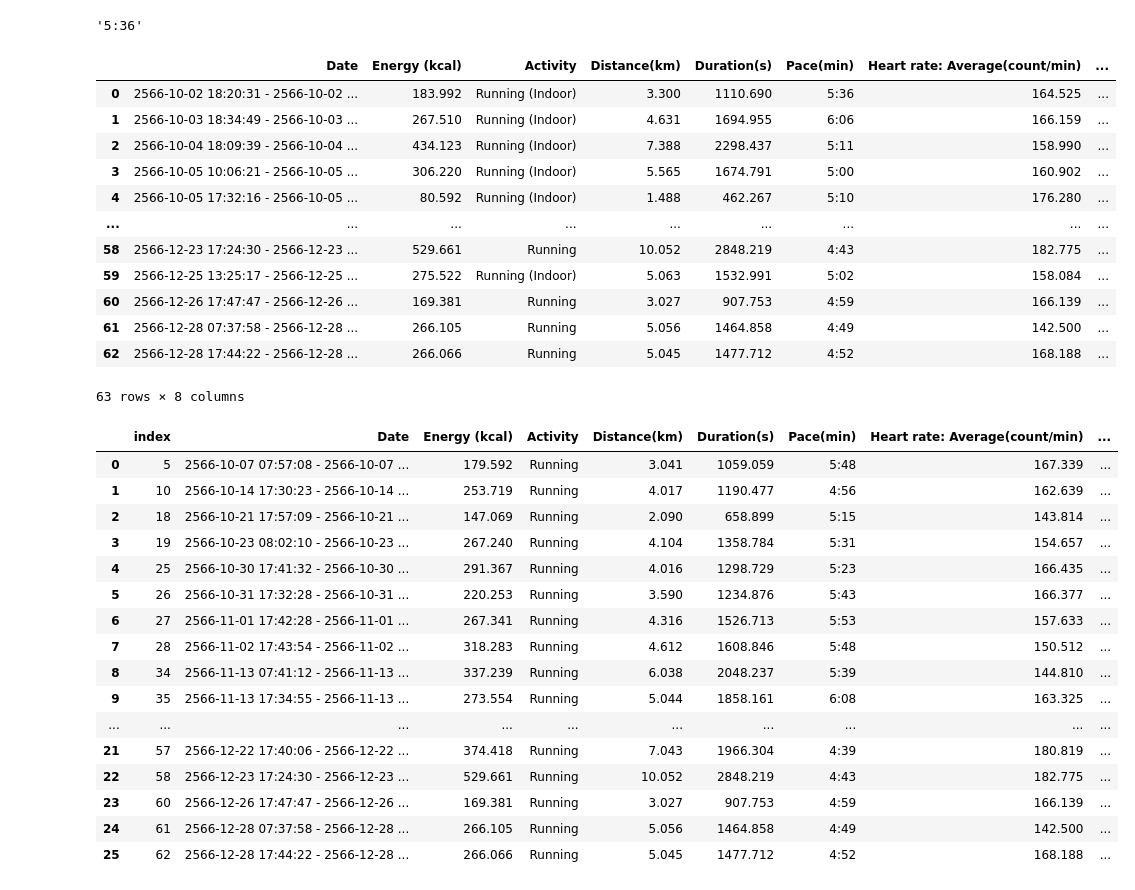
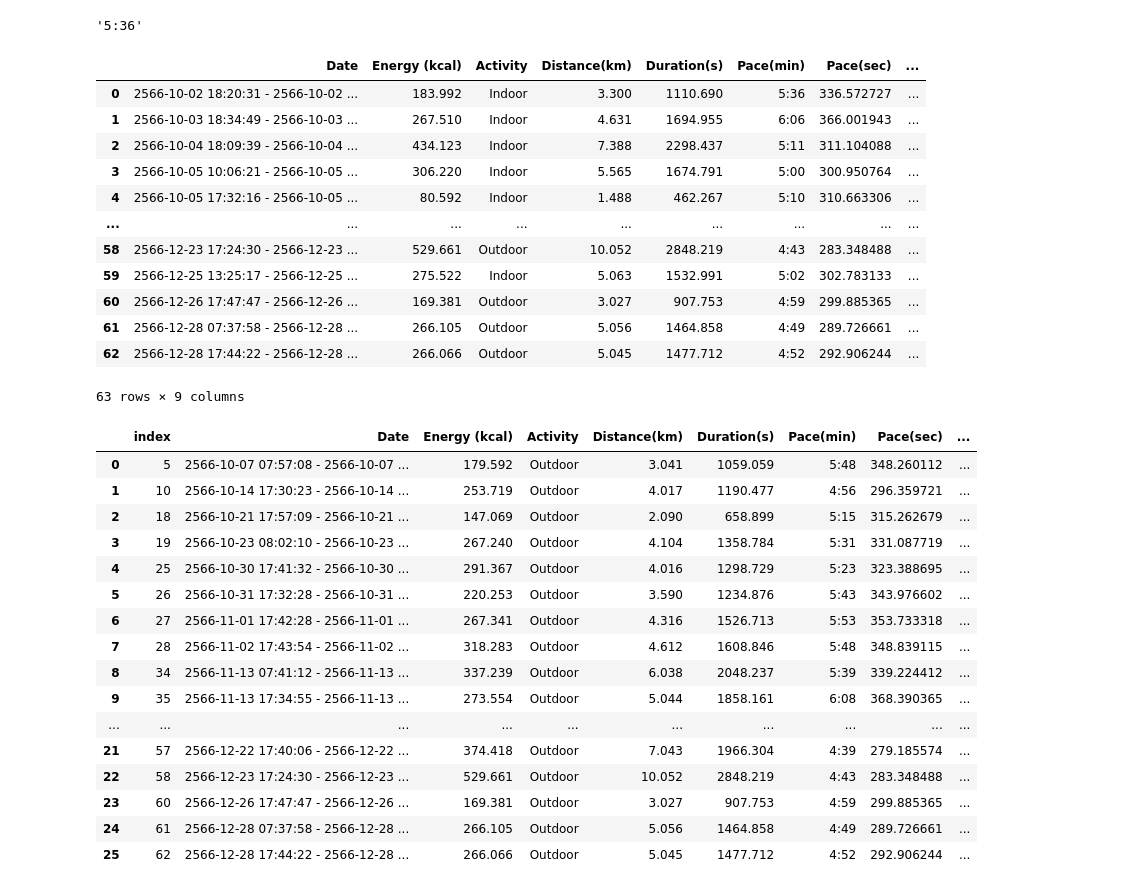
Before and after one commit to JFKongphop/running-analysis, a Jupyter notebook: index.ipynb, the cells around one changed output. Drawn from its saved outputs; the diff is of its cells as text; code cells hidden in the pictures.

Commit message:
find average

```diff
--- a/index.ipynb
+++ b/index.ipynb
@@ -44,6 +45,11 @@ def sec_to_min(sec: float) -> str:
 sec_to_min(336.572727)
 # %% [output]
 '5:36'
+# %%
+def convert_activity(activity):
+  if (activity == 'Running (Indoor)'):
+    return 'Indoor'
+  return 'Outdoor'
 # %%
 runningcsv_files = get_csv_files('running')
 
@@ -54,7 +60,10 @@ df = pd.concat(
 
 df['Date'].apply(edit_date_format)
 
+
 rename_column(df, 'Active energy burned(kcal)', 'Energy (kcal)')
+rename_column(df, 'Heart rate: Average(count/min)', 'Heart rate: Average(min)')
+rename_column(df, 'Heart rate: Maximum(count/min)', 'Heart rate: Maximum(min)')
 
 drop_columns = [
   'Heart rate zone: A Easy (<115bpm)(%)',
@@ -73,50 +82,52 @@ drop_columns = [
 for column in drop_columns:
   drop_column(df, column)
 
-df['Pace(min)'] = df['Duration(s)'] / df['Distance(km)']
-df['Pace(min)'] = df['Pace(min)'].apply(sec_to_min)
+
+df['Pace(sec)'] = df['Duration(s)'] / df['Distance(km)']
+df['Pace(min)'] = df['Pace(sec)'].apply(sec_to_min)
+df['Activity'] = df['Activity'].apply(convert_activity)
 
 
-column_order = ['Date', 'Energy (kcal)', 'Activity', 'Distance(km)',  'Duration(s)', 'Pace(min)','Heart rate: Average(count/min)', 'Heart rate: Maximum(count/min)']
+column_order = ['Date', 'Energy (kcal)', 'Activity', 'Distance(km)',  'Duration(s)', 'Pace(min)', 'Pace(sec)', 'Heart rate: Average(min)', 'Heart rate: Maximum(min)']
 df = df[column_order]
 
 df
 # %% [output]
-|  | Date | Energy (kcal) | Activity | Distance(km) | Duration(s) | Pace(min) | Heart rate: Average(count/min) | ... |
-| 0 | 2566-10-02 18:20:31 - 2566-10-02 ... | 183.992 | Running (Indoor) | 3.300 | 1110.690 | 5:36 | 164.525 | ... |
-| 1 | 2566-10-03 18:34:49 - 2566-10-03 ... | 267.510 | Running (Indoor) | 4.631 | 1694.955 | 6:06 | 166.159 | ... |
-| 2 | 2566-10-04 18:09:39 - 2566-10-04 ... | 434.123 | Running (Indoor) | 7.388 | 2298.437 | 5:11 | 158.990 | ... |
-| 3 | 2566-10-05 10:06:21 - 2566-10-05 ... | 306.220 | Running (Indoor) | 5.565 | 1674.791 | 5:00 | 160.902 | ... |
-| 4 | 2566-10-05 17:32:16 - 2566-10-05 ... | 80.592 | Running (Indoor) | 1.488 | 462.267 | 5:10 | 176.280 | ... |
+|  | Date | Energy (kcal) | Activity | Distance(km) | Duration(s) | Pace(min) | Pace(sec) | ... |
+| 0 | 2566-10-02 18:20:31 - 2566-10-02 ... | 183.992 | Indoor | 3.300 | 1110.690 | 5:36 | 336.572727 | ... |
+| 1 | 2566-10-03 18:34:49 - 2566-10-03 ... | 267.510 | Indoor | 4.631 | 1694.955 | 6:06 | 366.001943 | ... |
+| 2 | 2566-10-04 18:09:39 - 2566-10-04 ... | 434.123 | Indoor | 7.388 | 2298.437 | 5:11 | 311.104088 | ... |
+| 3 | 2566-10-05 10:06:21 - 2566-10-05 ... | 306.220 | Indoor | 5.565 | 1674.791 | 5:00 | 300.950764 | ... |
+| 4 | 2566-10-05 17:32:16 - 2566-10-05 ... | 80.592 | Indoor | 1.488 | 462.267 | 5:10 | 310.663306 | ... |
 | ... | ... | ... | ... | ... | ... | ... | ... | ... |
-| 58 | 2566-12-23 17:24:30 - 2566-12-23 ... | 529.661 | Running | 10.052 | 2848.219 | 4:43 | 182.775 | ... |
-| 59 | 2566-12-25 13:25:17 - 2566-12-25 ... | 275.522 | Running (Indoor) | 5.063 | 1532.991 | 5:02 | 158.084 | ... |
-| 60 | 2566-12-26 17:47:47 - 2566-12-26 ... | 169.381 | Running | 3.027 | 907.753 | 4:59 | 166.139 | ... |
-| 61 | 2566-12-28 07:37:58 - 2566-12-28 ... | 266.105 | Running | 5.056 | 1464.858 | 4:49 | 142.500 | ... |
-| 62 | 2566-12-28 17:44:22 - 2566-12-28 ... | 266.066 | Running | 5.045 | 1477.712 | 4:52 | 168.188 | ... |
+| 58 | 2566-12-23 17:24:30 - 2566-12-23 ... | 529.661 | Outdoor | 10.052 | 2848.219 | 4:43 | 283.348488 | ... |
+| 59 | 2566-12-25 13:25:17 - 2566-12-25 ... | 275.522 | Indoor | 5.063 | 1532.991 | 5:02 | 302.783133 | ... |
+| 60 | 2566-12-26 17:47:47 - 2566-12-26 ... | 169.381 | Outdoor | 3.027 | 907.753 | 4:59 | 299.885365 | ... |
+| 61 | 2566-12-28 07:37:58 - 2566-12-28 ... | 266.105 | Outdoor | 5.056 | 1464.858 | 4:49 | 289.726661 | ... |
+| 62 | 2566-12-28 17:44:22 - 2566-12-28 ... | 266.066 | Outdoor | 5.045 | 1477.712 | 4:52 | 292.906244 | ... |
-63 rows × 8 columns
+63 rows × 9 columns
 # %%
 def filter_value(df: DataFrame, column: str, value: str) -> DataFrame:
   return df[df[column] == value]
 # %%
-outdoor = filter_value(df, 'Activity', 'Running')
+outdoor = filter_value(df, 'Activity', 'Outdoor')
 outdoor.reset_index()
 # %% [output]
-|  | index | Date | Energy (kcal) | Activity | Distance(km) | Duration(s) | Pace(min) | Heart rate: Average(count/min) | ... |
-| 0 | 5 | 2566-10-07 07:57:08 - 2566-10-07 ... | 179.592 | Running | 3.041 | 1059.059 | 5:48 | 167.339 | ... |
-| 1 | 10 | 2566-10-14 17:30:23 - 2566-10-14 ... | 253.719 | Running | 4.017 | 1190.477 | 4:56 | 162.639 | ... |
-| 2 | 18 | 2566-10-21 17:57:09 - 2566-10-21 ... | 147.069 | Running | 2.090 | 658.899 | 5:15 | 143.814 | ... |
-| 3 | 19 | 2566-10-23 08:02:10 - 2566-10-23 ... | 267.240 | Running | 4.104 | 1358.784 | 5:31 | 154.657 | ... |
-| 4 | 25 | 2566-10-30 17:41:32 - 2566-10-30 ... | 291.367 | Running | 4.016 | 1298.729 | 5:23 | 166.435 | ... |
-| 5 | 26 | 2566-10-31 17:32:28 - 2566-10-31 ... | 220.253 | Running | 3.590 | 1234.876 | 5:43 | 166.377 | ... |
-| 6 | 27 | 2566-11-01 17:42:28 - 2566-11-01 ... | 267.341 | Running | 4.316 | 1526.713 | 5:53 | 157.633 | ... |
-| 7 | 28 | 2566-11-02 17:43:54 - 2566-11-02 ... | 318.283 | Running | 4.612 | 1608.846 | 5:48 | 150.512 | ... |
-| 8 | 34 | 2566-11-13 07:41:12 - 2566-11-13 ... | 337.239 | Running | 6.038 | 2048.237 | 5:39 | 144.810 | ... |
-| 9 | 35 | 2566-11-13 17:34:55 - 2566-11-13 ... | 273.554 | Running | 5.044 | 1858.161 | 6:08 | 163.325 | ... |
+|  | index | Date | Energy (kcal) | Activity | Distance(km) | Duration(s) | Pace(min) | Pace(sec) | ... |
+| 0 | 5 | 2566-10-07 07:57:08 - 2566-10-07 ... | 179.592 | Outdoor | 3.041 | 1059.059 | 5:48 | 348.260112 | ... |
+| 1 | 10 | 2566-10-14 17:30:23 - 2566-10-14 ... | 253.719 | Outdoor | 4.017 | 1190.477 | 4:56 | 296.359721 | ... |
+| 2 | 18 | 2566-10-21 17:57:09 - 2566-10-21 ... | 147.069 | Outdoor | 2.090 | 658.899 | 5:15 | 315.262679 | ... |
+| 3 | 19 | 2566-10-23 08:02:10 - 2566-10-23 ... | 267.240 | Outdoor | 4.104 | 1358.784 | 5:31 | 331.087719 | ... |
+| 4 | 25 | 2566-10-30 17:41:32 - 2566-10-30 ... | 291.367 | Outdoor | 4.016 | 1298.729 | 5:23 | 323.388695 | ... |
+| 5 | 26 | 2566-10-31 17:32:28 - 2566-10-31 ... | 220.253 | Outdoor | 3.590 | 1234.876 | 5:43 | 343.976602 | ... |
+| 6 | 27 | 2566-11-01 17:42:28 - 2566-11-01 ... | 267.341 | Outdoor | 4.316 | 1526.713 | 5:53 | 353.733318 | ... |
+| 7 | 28 | 2566-11-02 17:43:54 - 2566-11-02 ... | 318.283 | Outdoor | 4.612 | 1608.846 | 5:48 | 348.839115 | ... |
+| 8 | 34 | 2566-11-13 07:41:12 - 2566-11-13 ... | 337.239 | Outdoor | 6.038 | 2048.237 | 5:39 | 339.224412 | ... |
+| 9 | 35 | 2566-11-13 17:34:55 - 2566-11-13 ... | 273.554 | Outdoor | 5.044 | 1858.161 | 6:08 | 368.390365 | ... |
 | ... | ... | ... | ... | ... | ... | ... | ... | ... | ... |
-| 21 | 57 | 2566-12-22 17:40:06 - 2566-12-22 ... | 374.418 | Running | 7.043 | 1966.304 | 4:39 | 180.819 | ... |
-| 22 | 58 | 2566-12-23 17:24:30 - 2566-12-23 ... | 529.661 | Running | 10.052 | 2848.219 | 4:43 | 182.775 | ... |
-| 23 | 60 | 2566-12-26 17:47:47 - 2566-12-26 ... | 169.381 | Running | 3.027 | 907.753 | 4:59 | 166.139 | ... |
-| 24 | 61 | 2566-12-28 07:37:58 - 2566-12-28 ... | 266.105 | Running | 5.056 | 1464.858 | 4:49 | 142.500 | ... |
-| 25 | 62 | 2566-12-28 17:44:22 - 2566-12-28 ... | 266.066 | Running | 5.045 | 1477.712 | 4:52 | 168.188 | ... |
+| 21 | 57 | 2566-12-22 17:40:06 - 2566-12-22 ... | 374.418 | Outdoor | 7.043 | 1966.304 | 4:39 | 279.185574 | ... |
+| 22 | 58 | 2566-12-23 17:24:30 - 2566-12-23 ... | 529.661 | Outdoor | 10.052 | 2848.219 | 4:43 | 283.348488 | ... |
+| 23 | 60 | 2566-12-26 17:47:47 - 2566-12-26 ... | 169.381 | Outdoor | 3.027 | 907.753 | 4:59 | 299.885365 | ... |
+| 24 | 61 | 2566-12-28 07:37:58 - 2566-12-28 ... | 266.105 | Outdoor | 5.056 | 1464.858 | 4:49 | 289.726661 | ... |
+| 25 | 62 | 2566-12-28 17:44:22 - 2566-12-28 ... | 266.066 | Outdoor | 5.045 | 1477.712 | 4:52 | 292.906244 | ... |
 # %%
```
Also changed, not shown: parts of 7 cells of this notebook.
